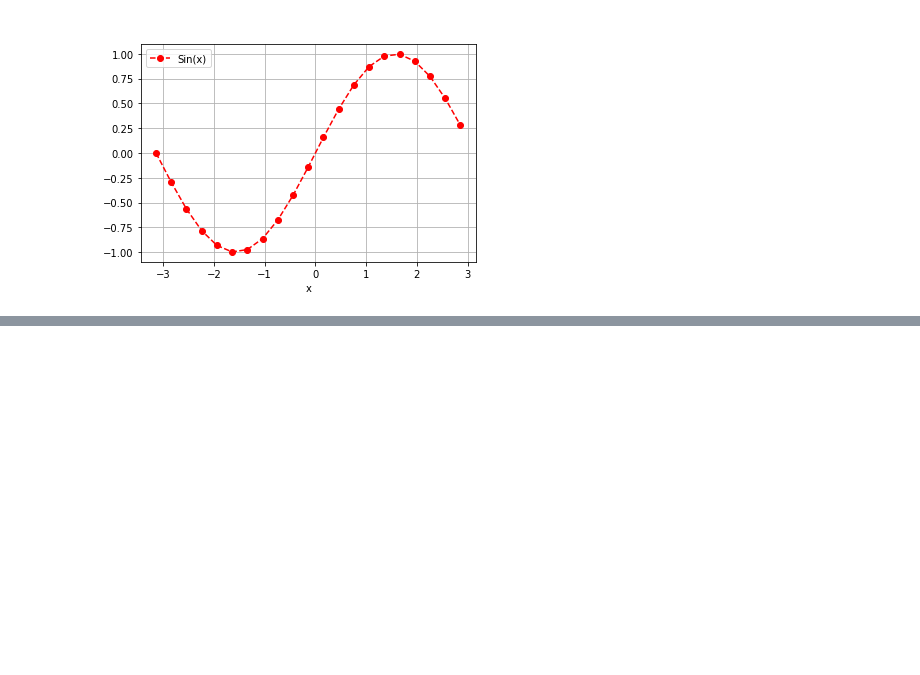
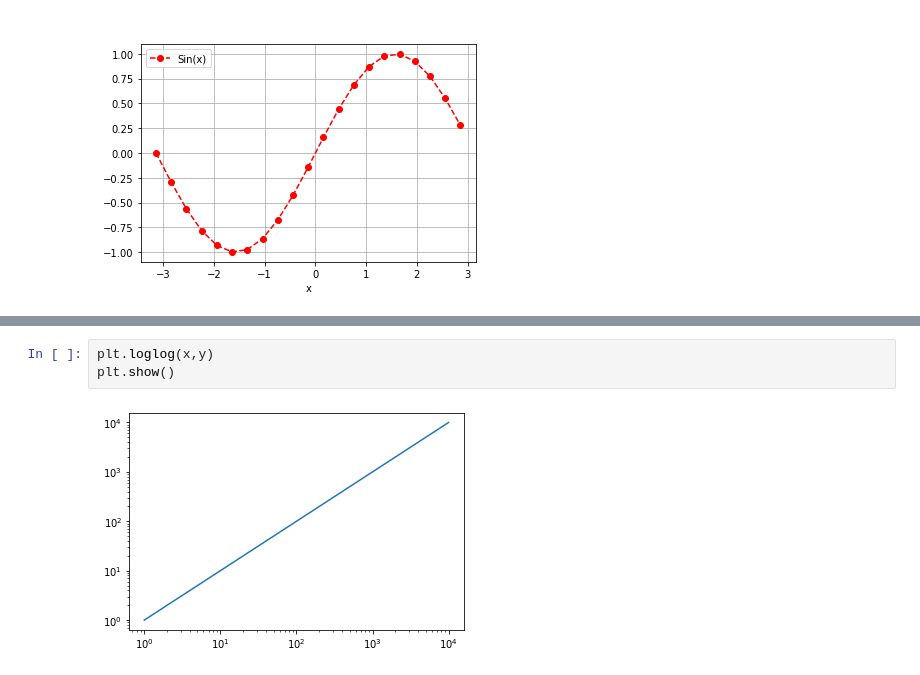
Before and after one commit to dasuntheekshanagit/COMLab, a Jupyter notebook: COMMATPLOT.ipynb, the cells around one changed output, grey strips where cells are left out. Drawn from its saved outputs; the diff is of its cells as text; blank space fills up the shorter version.

```diff
--- a/COMMATPLOT.ipynb
+++ b/COMMATPLOT.ipynb
@@ -26,0 +46,5 @@ plt.show()
+# %%
+plt.loglog(x,y)
+plt.show()
+# %% [output]
+[figure, added]
```
Also changed, not shown: parts of 6 cells of this notebook.
